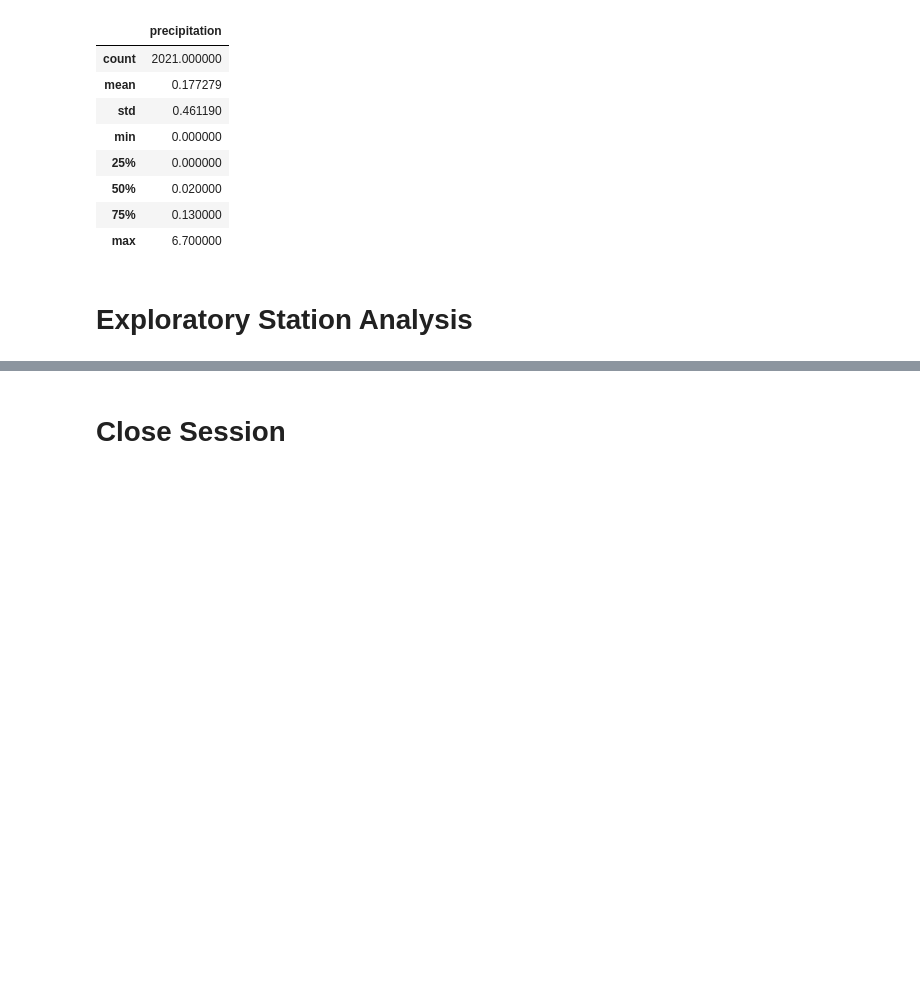
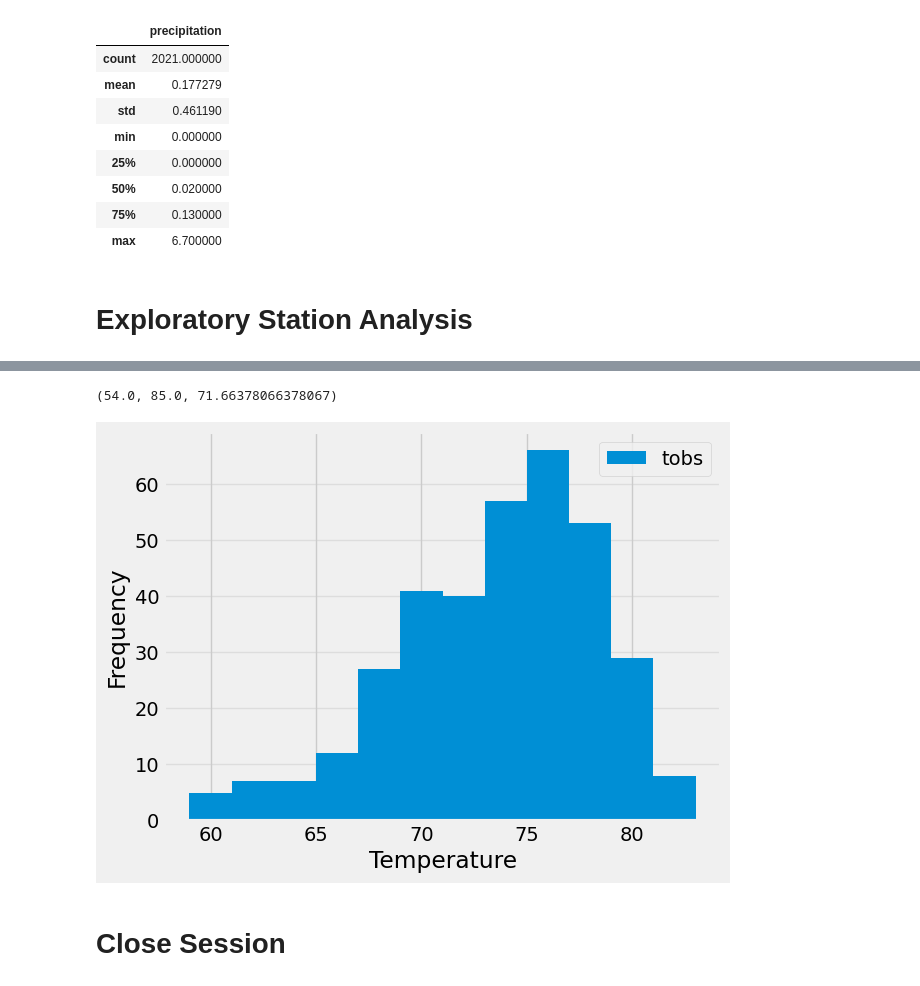
Before and after one commit to griffinracey/sqlalchemy-challenge, a Jupyter notebook: SurfsUp/SurfsUp.ipynb, the cells around one changed output, grey strips where cells are left out. Saved outputs shown, nothing was run; the diff lists cells and outputs as text; code cells hidden in the pictures; blank space fills up the shorter version.

```diff
--- a/SurfsUp/SurfsUp.ipynb
+++ b/SurfsUp/SurfsUp.ipynb
@@ -99,8 +132,29 @@ pd.DataFrame(prcp_df["prcp"].describe()).rename(columns={"prcp": "precipitation"
 # %%
 # Using the most active station id from the previous query, calculate the lowest, highest, and average temperature.
+most_active_station_id = 'USC00519281'
+
+temperature_stats = (session.query(
+        func.min(measurement.tobs).label('lowest_temperature'),
+        func.max(measurement.tobs).label('highest_temperature'),
+        func.avg(measurement.tobs).label('average_temperature'))
+        .filter(measurement.station == most_active_station_id).first())
+
+temperature_stats
+# %% [output]
+(54.0, 85.0, 71.66378066378067)
 # %%
 # Using the most active station id
 # Query the last 12 months of temperature observation data for this station and plot the results as a histogram
+temperature_data = (session.query(measurement.date, measurement.tobs).filter(measurement.station == most_active_station_id, measurement.date >= one_year_ago).order_by(measurement.date).all())
+temperature_df = pd.DataFrame(temperature_data, columns=["Date", "Temperature"])
+plt.hist(temperature_df["Temperature"], bins=12, label="tobs")
+plt.xlabel("Temperature")
+plt.ylabel("Frequency")
+plt.grid(axis='y', alpha=0.5)
+plt.legend()
+plt.show()
+# %% [output]
+[figure, added]
 # %% [markdown]
 # Close Session
 # %%
```
Also changed, not shown: parts of 4 cells of this notebook.
